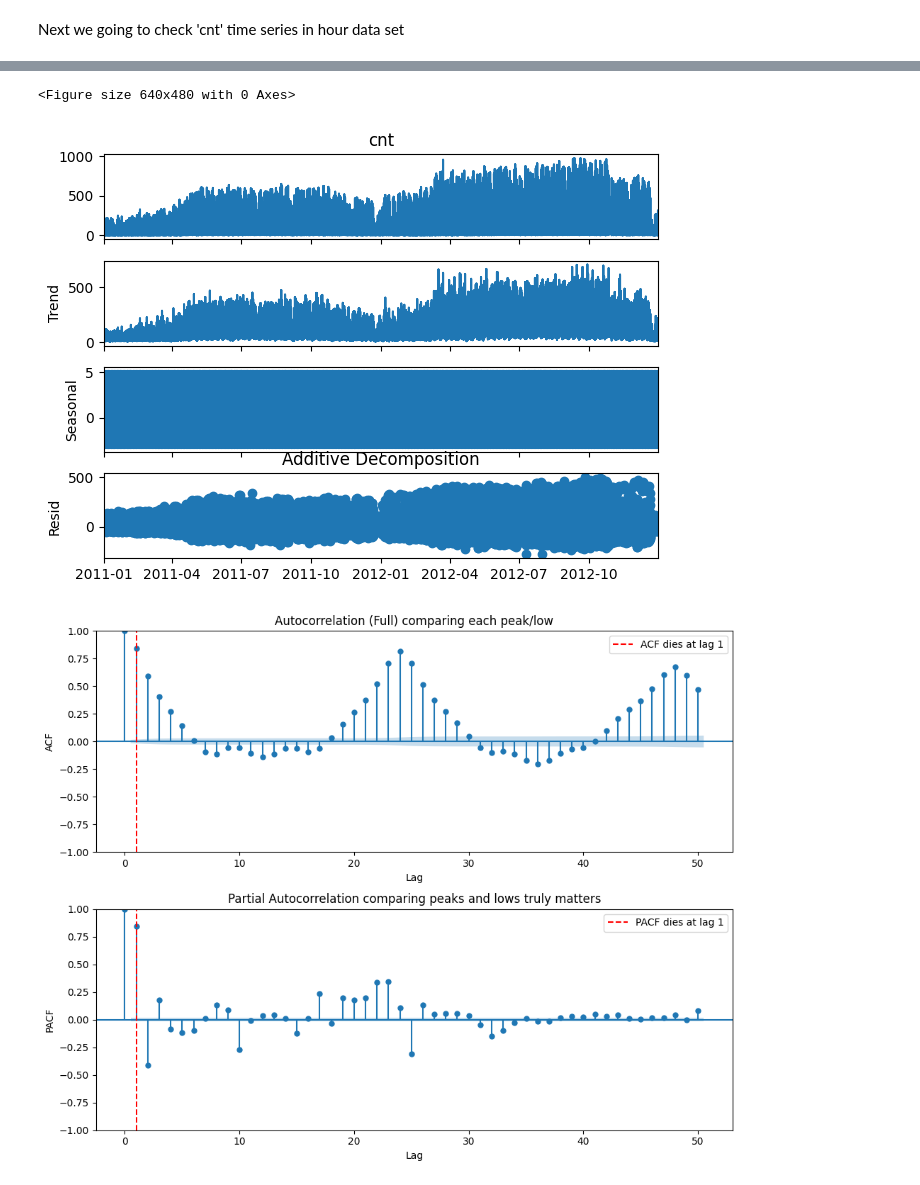
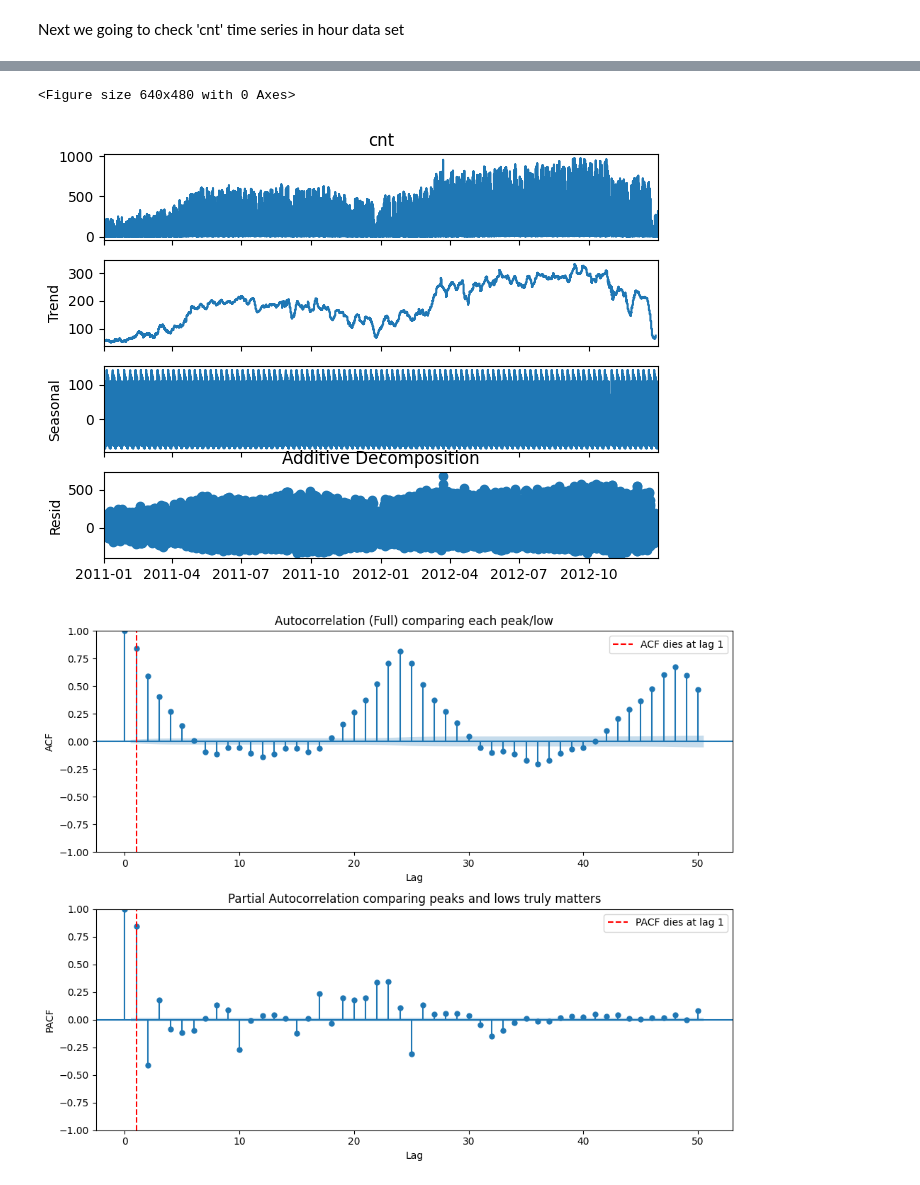
Before and after one commit to kavidupraba/data_mining, a Jupyter notebook: done_some_changes.ipynb, the cells around one changed output, grey strips where cells are left out. Saved outputs shown, nothing was run; the diff lists cells and outputs as text; code cells hidden in the pictures.

```diff
--- a/done_some_changes.ipynb
+++ b/done_some_changes.ipynb
@@ -12,7 +94,7 @@ from scipy.stats import boxcox
 # %% [markdown]
 Reading data and geting basic info of the data
 # %%
-df_d=pd.read_csv("/home/jack/data_mining/PROJECT/data/day.csv")
+df_d=pd.read_csv(r"D:\University\Data_mining\data_mining\day.csv")
 d_s=df_d.sample(n=3,replace=False,random_state=42)#n=3 (show 3 rows random) repalce=Fals the sample rows are unique random_state
 #so I can generate same result again and again
 print(d_s)
@@ -32,7 +114,7 @@ print(d_s)
 33   1550
 300  3747
 # %%
-df_h=pd.read_csv("/home/jack/data_mining/PROJECT/data/hour.csv")
+df_h=pd.read_csv(r"D:\University\Data_mining\data_mining\hour.csv")
 d_hs=df_h.sample(n=3,replace=False,random_state=42)
 print(d_hs)
 # %% [output]
@@ -1023,13 +1146,13 @@ At 10% level, series is stationary
 # %%
 plt.clf()  # Clear any existing figures
 
-additive_result = seasonal_decompose(encoded_h['cnt'], model='additive',period=7)
+additive_result = seasonal_decompose(encoded_h['cnt'], model='additive',period=7*24)
 additive_result.plot()
 plt.title('Additive Decomposition')
 plt.show()
 # %% [output]
 <Figure size 640x480 with 0 Axes>
-[figure, old version]
+[figure, new version]
 # %%
 p,q=check_acf_and_pacf('hour',encoded_h,'cnt')
 # %% [output]
```
Also changed, not shown: parts of 14 cells of this notebook, 8 other files.
